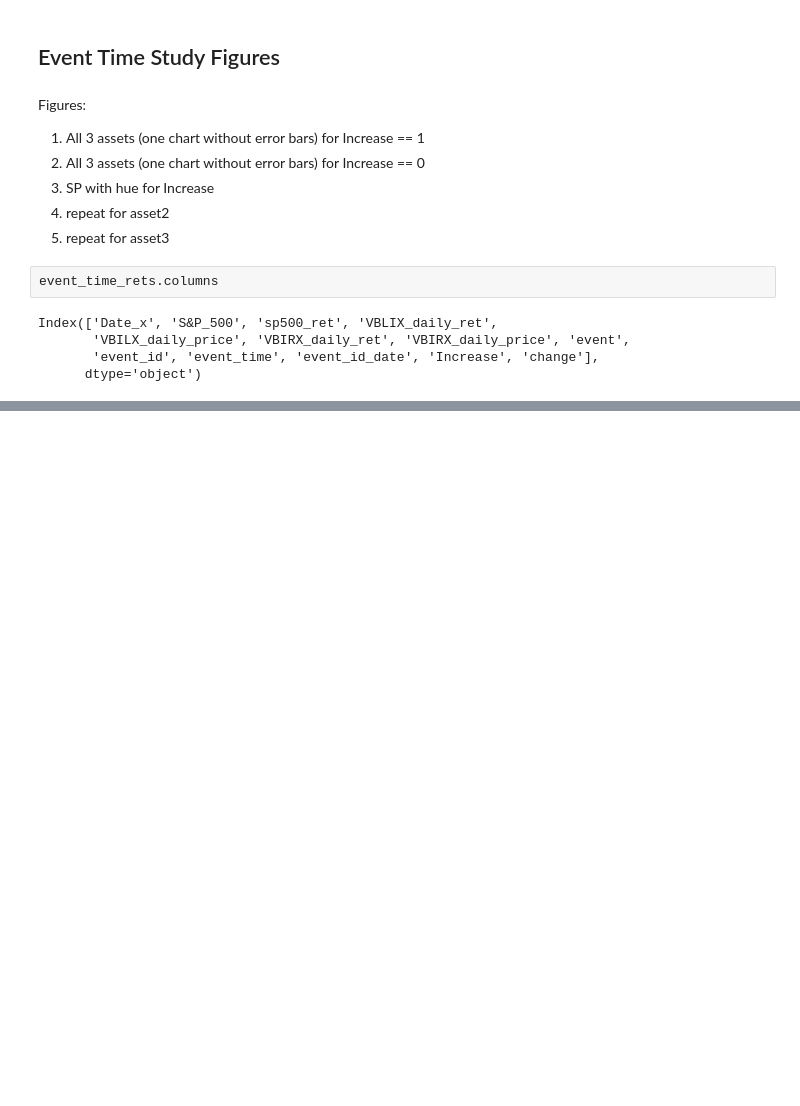
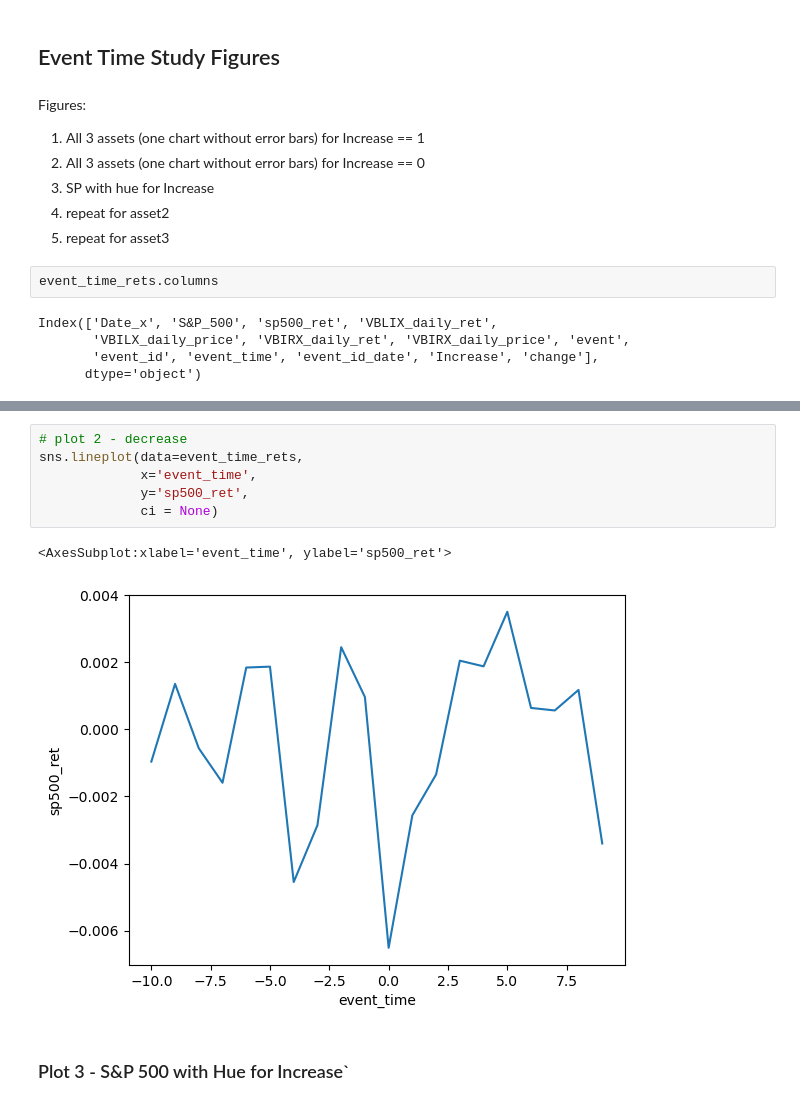
Before and after one commit to mab923/finalteamproject, a Jupyter notebook: Untitled1.ipynb, the cells around one changed output, grey strips where cells are left out. Cells and saved outputs as stored; diff of their text form; blank space fills up the shorter version.

```diff
--- a/Untitled1.ipynb
+++ b/Untitled1.ipynb
@@ -227,0 +227,11 @@ sns.lineplot(data=event_time_rets,
+# %%
+# plot 2 - decrease
+sns.lineplot(data=event_time_rets,
+             x='event_time',
+             y='sp500_ret',
+             ci = None)
+# %% [output]
+<AxesSubplot:xlabel='event_time', ylabel='sp500_ret'>
+[figure, added]
+# %% [markdown]
+### Plot 3 - S&P 500 with Hue for Increase`
```
Also changed, not shown: parts of 6 cells of this notebook.
